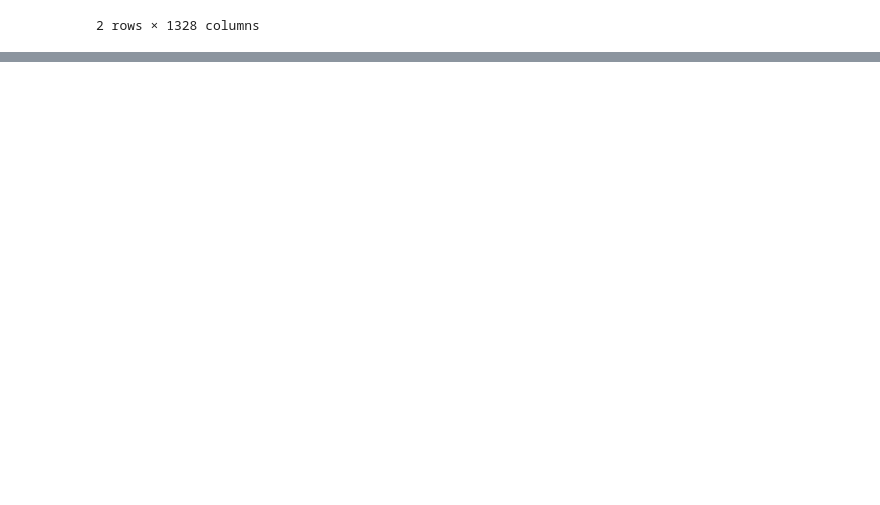
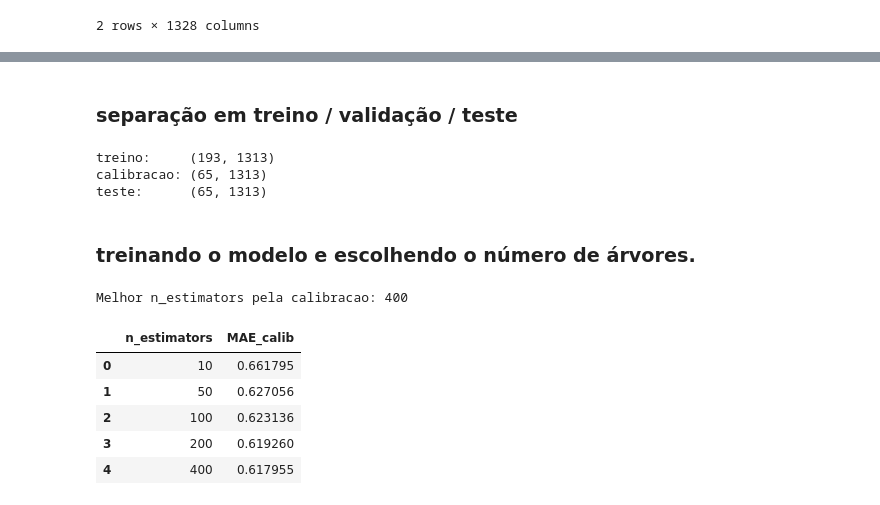
Before and after one commit to bellaviana4-cyber/perspectiva-dado, a Jupyter notebook: codigos_uv_jupyter_notebook/supervisionado.ipynb, the cells around one changed output, grey strips where cells are left out. Saved outputs shown, nothing was run; the diff lists cells and outputs as text; code cells hidden in the pictures; blank space fills up the shorter version.

```diff
--- a/codigos_uv_jupyter_notebook/supervisionado.ipynb
+++ b/codigos_uv_jupyter_notebook/supervisionado.ipynb
@@ -43,0 +60,4 @@ Index(['titulo', 'subtitulo', 'descricao', 'temas', 'data', 'ano_mes', 'ano',
+# %%
+colunas_tfidf = [c for c in df_tfidf.columns if c.startswith("tfidf_")]
+X = df_tfidf[colunas_tfidf].values
+print("X:", X.shape)
@@ -43,0 +349,44 @@ Index(['titulo', 'subtitulo', 'descricao', 'temas', 'data', 'ano_mes', 'ano',
+# %% [markdown]
+### separação em treino / validação / teste
+# %%
+X_tmp, X_teste_r, y_tmp, y_teste_r = train_test_split(
+    X, y_reg, test_size=0.2, random_state=42
+)
+X_treino_r, X_calib_r, y_treino_r, y_calib_r = train_test_split(
+    X_tmp, y_tmp, test_size=0.25, random_state=42
+)
+
+print(f"treino:     {X_treino_r.shape}")
+print(f"calibracao: {X_calib_r.shape}")
+print(f"teste:      {X_teste_r.shape}")
+# %% [output]
+treino:     (193, 1313)
+calibracao: (65, 1313)
+teste:      (65, 1313)
+# %% [markdown]
+### treinando o modelo e escolhendo o número de árvores.
+# %%
+n_estimators_list = [10, 50, 100, 200, 400]
+resultados_reg = []
+modelos_reg = {}
+
+for n in n_estimators_list:
+    modelo = RandomForestRegressor(n_estimators=n, random_state=42, n_jobs=-1)
+    modelo.fit(X_treino_r, y_treino_r)
+    pred_calib = modelo.predict(X_calib_r)
+    mae = mean_absolute_error(y_calib_r, pred_calib)
+    resultados_reg.append((n, mae))
+    modelos_reg[n] = modelo
+
+df_reg = pd.DataFrame(resultados_reg, columns=["n_estimators", "MAE_calib"])
+melhor_n = int(df_reg.loc[df_reg["MAE_calib"].idxmin(), "n_estimators"])
+print(f"Melhor n_estimators pela calibracao: {melhor_n}")
+df_reg
+# %% [output]
+Melhor n_estimators pela calibracao: 400
+|  | n_estimators | MAE_calib |
+| 0 | 10 | 0.661795 |
+| 1 | 50 | 0.627056 |
+| 2 | 100 | 0.623136 |
+| 3 | 200 | 0.619260 |
+| 4 | 400 | 0.617955 |
```
Also changed, not shown: parts of 34 cells of this notebook, 1 other file.
